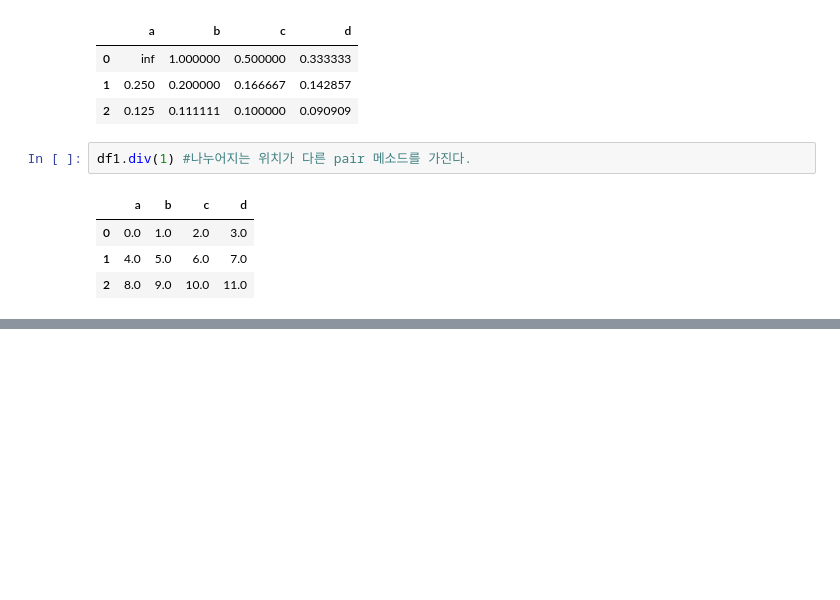
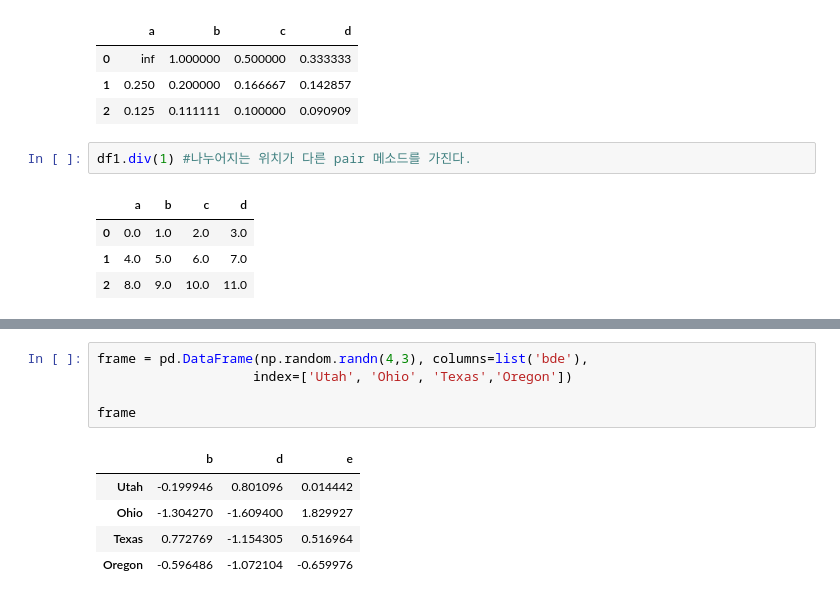
Before and after one commit to sminAhn/jupyter, a Jupyter notebook: pandas/ex03.ipynb, the cells around one changed output, grey strips where cells are left out. Saved outputs shown, nothing was run; the diff lists cells and outputs as text; blank space fills up the shorter version.

```diff
--- a/pandas/ex03.ipynb
+++ b/pandas/ex03.ipynb
@@ -303,0 +388,11 @@ df1.div(1) #나누어지는 위치가 다른 pair 메소드를 가진다.
+# %%
+frame = pd.DataFrame(np.random.randn(4,3), columns=list('bde'),
+                    index=['Utah', 'Ohio', 'Texas','Oregon'])
+
+frame
+# %% [output]
+|  | b | d | e |
+| Utah | -0.199946 | 0.801096 | 0.014442 |
+| Ohio | -1.304270 | -1.609400 | 1.829927 |
+| Texas | 0.772769 | -1.154305 | 0.516964 |
+| Oregon | -0.596486 | -1.072104 | -0.659976 |
```
Also changed, not shown: parts of 14 cells of this notebook.
